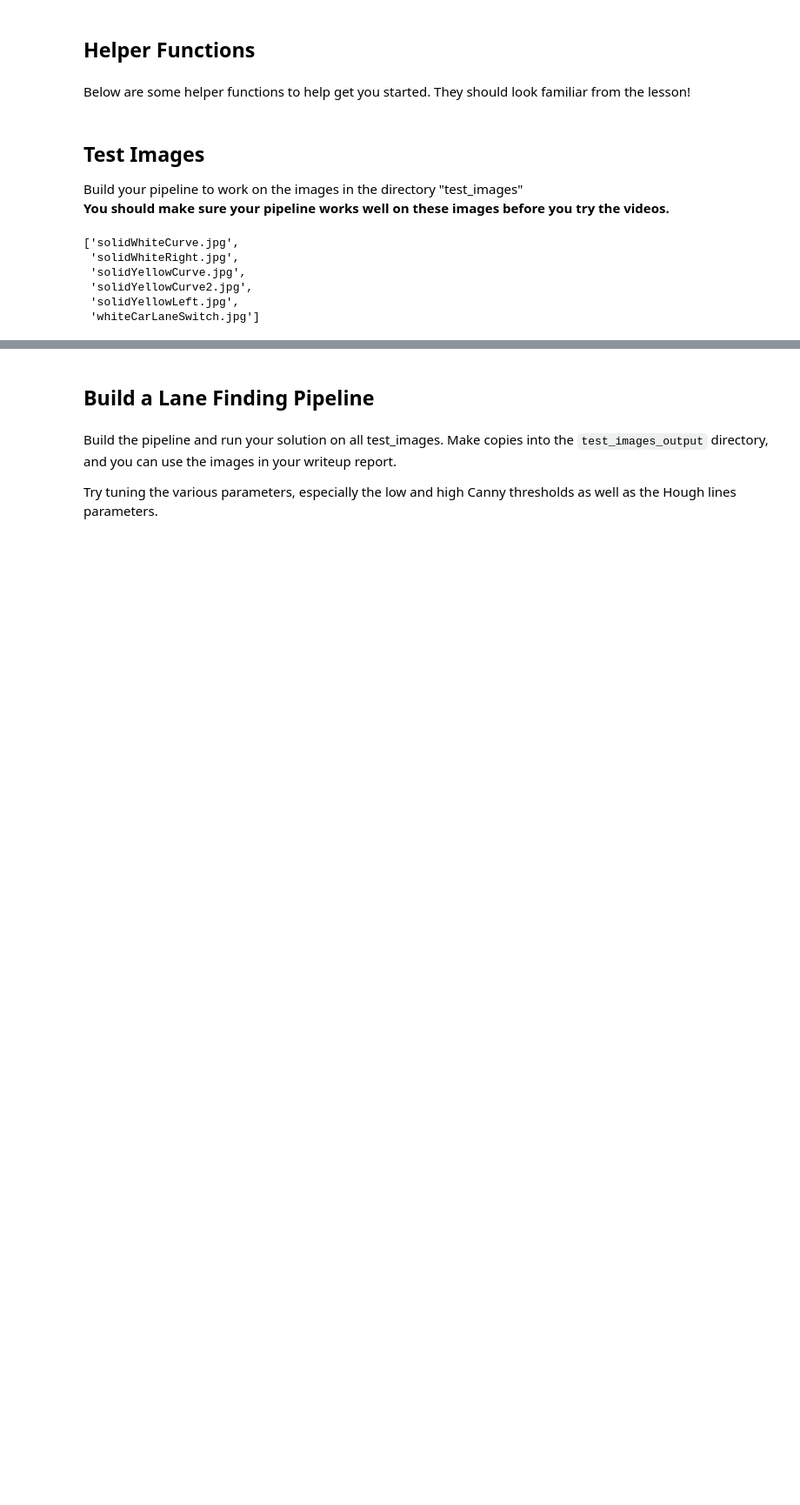
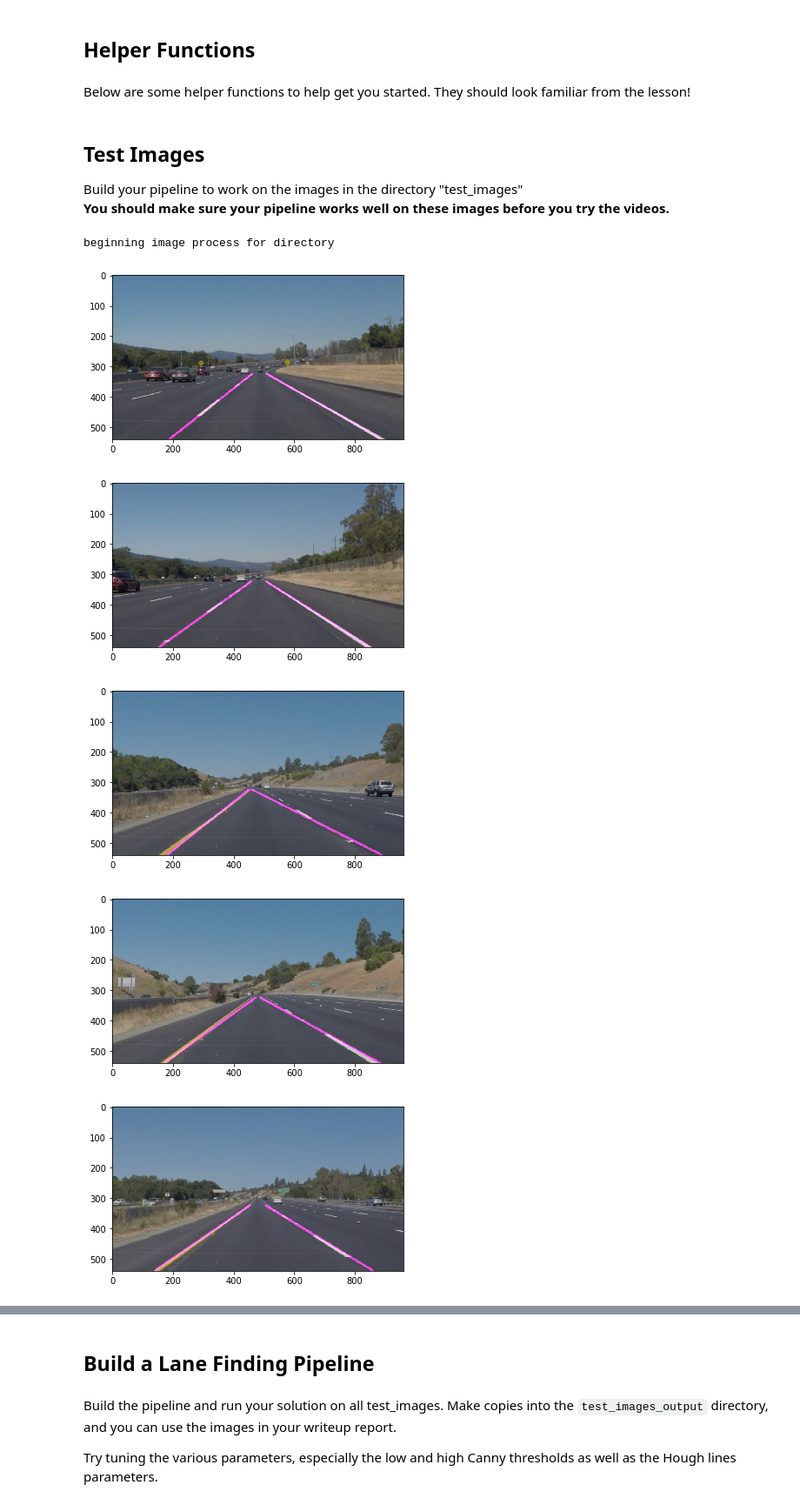
Before and after one commit to bflyth/CarND-LaneLines-P1, a Jupyter notebook: P1.ipynb, the cells around one changed output, grey strips where cells are left out. Shown at 87% size. Saved outputs shown, nothing was run; the diff lists cells and outputs as text; code cells hidden in the pictures; blank space fills up the shorter version.

```diff
--- a/P1.ipynb
+++ b/P1.ipynb
@@ -176,13 +256,27 @@ def weighted_img(img, initial_img, α=0.8, β=1., γ=0.):
 
 Build your pipeline to work on the images in the directory "test_images"
 **You should make sure your pipeline works well on these images before you try the videos.**
-# %%
-import os
-os.listdir("test_images/")
-# %% [output]
-['solidWhiteCurve.jpg',
- 'solidWhiteRight.jpg',
- 'solidYellowCurve.jpg',
- 'solidYellowCurve2.jpg',
- 'solidYellowLeft.jpg',
- 'whiteCarLaneSwitch.jpg']
+# %%
+import os
+os.listdir("test_images/")
+inputdir = "test_images"
+outputdir = inputdir + "_out"
+if not os.path.exists(outputdir):
+    os.makedirs(outputdir)
+
+imagenamelist = os.listdir(inputdir + "/")
+print("beginning image process for directory")
+for imagename in imagenamelist:
+    image = mpimg.imread(inputdir + "/" + imagename)
+    out = process_image(image)
+    mpimg.imsave(outputdir + "/" + imagename.strip('jpg') + ".png", out)
+    plt.imshow(out)
+    plt.show()
+print("processing complete!")
+# %% [output]
+beginning image process for directory
+[figure, added]
+[figure, added]
+[figure, added]
+[figure, added]
+[figure, added]
```
Also changed, not shown: parts of 11 cells of this notebook, 2 other files.
